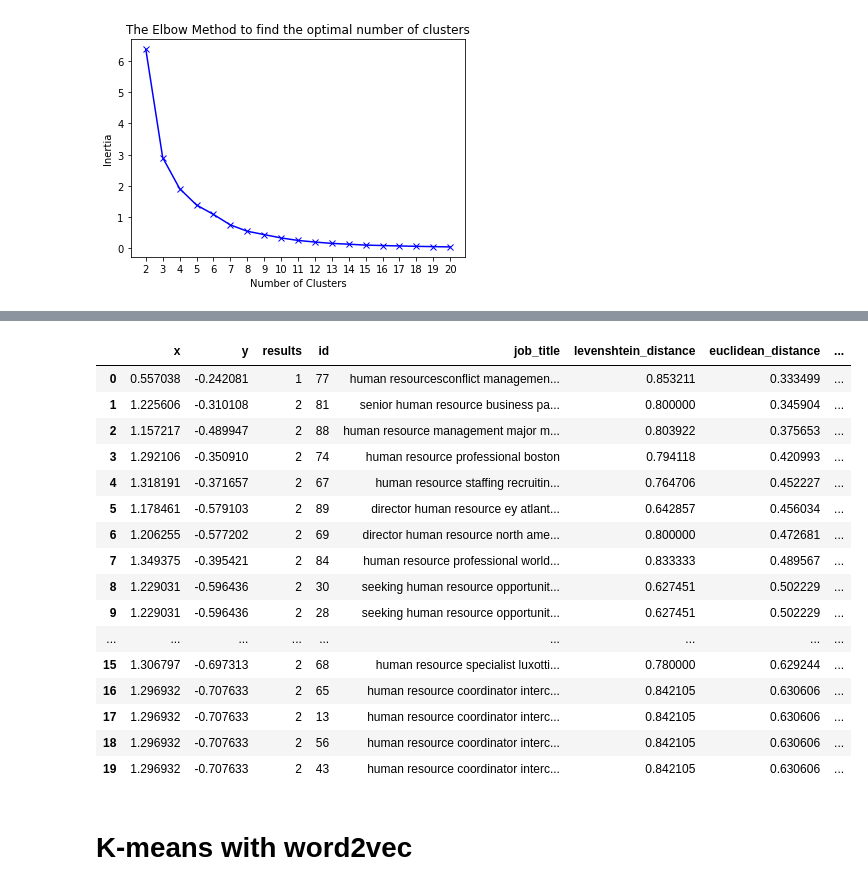
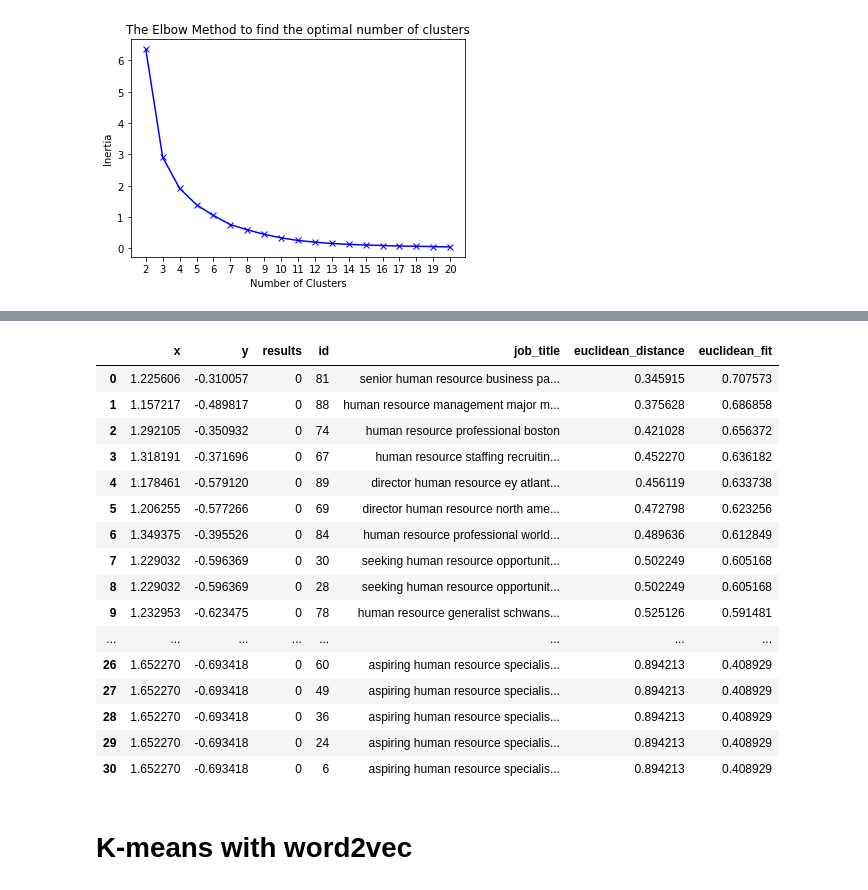
Before and after one commit to Siyuan-Zhu/w7WNIT3dSHMq0VtQ, a Jupyter notebook: Project_3.ipynb, the cells around one changed output, grey strips where cells are left out. Drawn from its saved outputs; the diff is of its cells as text; code cells hidden in the pictures.

```diff
--- a/Project_3.ipynb
+++ b/Project_3.ipynb
@@ -708,7 +721,7 @@ For n_clusters = 20 The average silhouette_score is : 0.5658507884762944
 
 pipe_preprocessing = pipeline(est1 = CountVectorizer(lowercase = False))
 
-pipe_predictor = pipeline2(est2 = KMeans(n_clusters = 3))
+pipe_predictor = pipeline2(est2 = KMeans(n_clusters = 5))
 
 pipe_kmeans_cv = pipeline3(pipeline = pipe_preprocessing, pipeline2 = pipe_predictor)
 
@@ -750,0 +801,6 @@ plot_scatter(df = results, keyword = keywords_preprocessed, title = 'KMeans Clus
+# %%
+keywords_preprocessed = pipe_kmeans_cv['preprocessor'].transform([string_keyword])
+
+avg_distance_gau_0 = euclidean_distance(df = results.loc[results.results == 0], keyword =  keywords_preprocessed).euclidean_distance.mean()
+
+avg_distance_gau_0
@@ -750,0 +811,19 @@ plot_scatter(df = results, keyword = keywords_preprocessed, title = 'KMeans Clus
+# %%
+
+def Find_Min_avg_distance_cluster(results, keywords_preprocessed):
+    for i in range(len(results.results.unique())):
+        total_distances_avg = []
+        total_distances_avg.append(euclidean_distance(df = results.loc[results.results == i], keyword =  keywords_preprocessed).euclidean_distance.mean())
+
+    min_value = min(total_distances_avg)
+    min_index = total_distances_avg.index(min_value)
+    return min_index
+# %%
+# get the id of the closest cluster
+results = results_df(preprocessing = preprocessed_data, predictions = predicted_labels)
+
+keywords_preprocessed = pipe_kmeans_cv['preprocessor'].transform([string_keyword])
+
+min_distance_cluster_id = Find_Min_avg_distance_cluster(results = results,keywords_preprocessed = keywords_preprocessed)
+
+min_distance_cluster_id
@@ -776,27 +857,29 @@ results_k_mean_levenshtein_cv.head(20)
 # %%
 # Get the coordenates for the keyword ("Aspiring Human Resources")
 
 keywords_preprocessed = pipe_kmeans_cv['preprocessor'].transform([string_keyword])
 
-results_k_mean_gaussian_cv = euclidean_distance(df = results, keyword =  keywords_preprocessed)
+results_k_mean_gaussian_cv = euclidean_distance(df = results.loc[results.results == min_distance_cluster_id], keyword =  keywords_preprocessed)
 # See the results
 
-results_k_mean_gaussian_cv.head(20)
+# the metric ecudlian fit score is a weighted average of the distances
+
+results_k_mean_gaussian_cv
 # %% [output]
-|  | x | y | results | id | job_title | levenshtein_distance | euclidean_distance | ... |
-| 0 | 0.557038 | -0.242081 | 1 | 77 | human resourcesconflict managemen... | 0.853211 | 0.333499 | ... |
-| 1 | 1.225606 | -0.310108 | 2 | 81 | senior human resource business pa... | 0.800000 | 0.345904 | ... |
-| 2 | 1.157217 | -0.489947 | 2 | 88 | human resource management major m... | 0.803922 | 0.375653 | ... |
-| 3 | 1.292106 | -0.350910 | 2 | 74 | human resource professional boston | 0.794118 | 0.420993 | ... |
-| 4 | 1.318191 | -0.371657 | 2 | 67 | human resource staffing recruitin... | 0.764706 | 0.452227 | ... |
-| 5 | 1.178461 | -0.579103 | 2 | 89 | director human resource ey atlant... | 0.642857 | 0.456034 | ... |
-| 6 | 1.206255 | -0.577202 | 2 | 69 | director human resource north ame... | 0.800000 | 0.472681 | ... |
-| 7 | 1.349375 | -0.395421 | 2 | 84 | human resource professional world... | 0.833333 | 0.489567 | ... |
-| 8 | 1.229031 | -0.596436 | 2 | 30 | seeking human resource opportunit... | 0.627451 | 0.502229 | ... |
-| 9 | 1.229031 | -0.596436 | 2 | 28 | seeking human resource opportunit... | 0.627451 | 0.502229 | ... |
-| ... | ... | ... | ... | ... | ... | ... | ... | ... |
-| 15 | 1.306797 | -0.697313 | 2 | 68 | human resource specialist luxotti... | 0.780000 | 0.629244 | ... |
-| 16 | 1.296932 | -0.707633 | 2 | 65 | human resource coordinator interc... | 0.842105 | 0.630606 | ... |
-| 17 | 1.296932 | -0.707633 | 2 | 13 | human resource coordinator interc... | 0.842105 | 0.630606 | ... |
-| 18 | 1.296932 | -0.707633 | 2 | 56 | human resource coordinator interc... | 0.842105 | 0.630606 | ... |
-| 19 | 1.296932 | -0.707633 | 2 | 43 | human resource coordinator interc... | 0.842105 | 0.630606 | ... |
+|  | x | y | results | id | job_title | euclidean_distance | euclidean_fit |
+| 0 | 1.225606 | -0.310057 | 0 | 81 | senior human resource business pa... | 0.345915 | 0.707573 |
+| 1 | 1.157217 | -0.489817 | 0 | 88 | human resource management major m... | 0.375628 | 0.686858 |
+| 2 | 1.292105 | -0.350932 | 0 | 74 | human resource professional boston | 0.421028 | 0.656372 |
+| 3 | 1.318191 | -0.371696 | 0 | 67 | human resource staffing recruitin... | 0.452270 | 0.636182 |
+| 4 | 1.178461 | -0.579120 | 0 | 89 | director human resource ey atlant... | 0.456119 | 0.633738 |
+| 5 | 1.206255 | -0.577266 | 0 | 69 | director human resource north ame... | 0.472798 | 0.623256 |
+| 6 | 1.349375 | -0.395526 | 0 | 84 | human resource professional world... | 0.489636 | 0.612849 |
+| 7 | 1.229032 | -0.596369 | 0 | 30 | seeking human resource opportunit... | 0.502249 | 0.605168 |
+| 8 | 1.229032 | -0.596369 | 0 | 28 | seeking human resource opportunit... | 0.502249 | 0.605168 |
+| 9 | 1.232953 | -0.623475 | 0 | 78 | human resource generalist schwans... | 0.525126 | 0.591481 |
+| ... | ... | ... | ... | ... | ... | ... | ... |
+| 26 | 1.652270 | -0.693418 | 0 | 60 | aspiring human resource specialis... | 0.894213 | 0.408929 |
+| 27 | 1.652270 | -0.693418 | 0 | 49 | aspiring human resource specialis... | 0.894213 | 0.408929 |
+| 28 | 1.652270 | -0.693418 | 0 | 36 | aspiring human resource specialis... | 0.894213 | 0.408929 |
+| 29 | 1.652270 | -0.693418 | 0 | 24 | aspiring human resource specialis... | 0.894213 | 0.408929 |
+| 30 | 1.652270 | -0.693418 | 0 | 6 | aspiring human resource specialis... | 0.894213 | 0.408929 |
```
Also changed, not shown: parts of 20 cells of this notebook.
